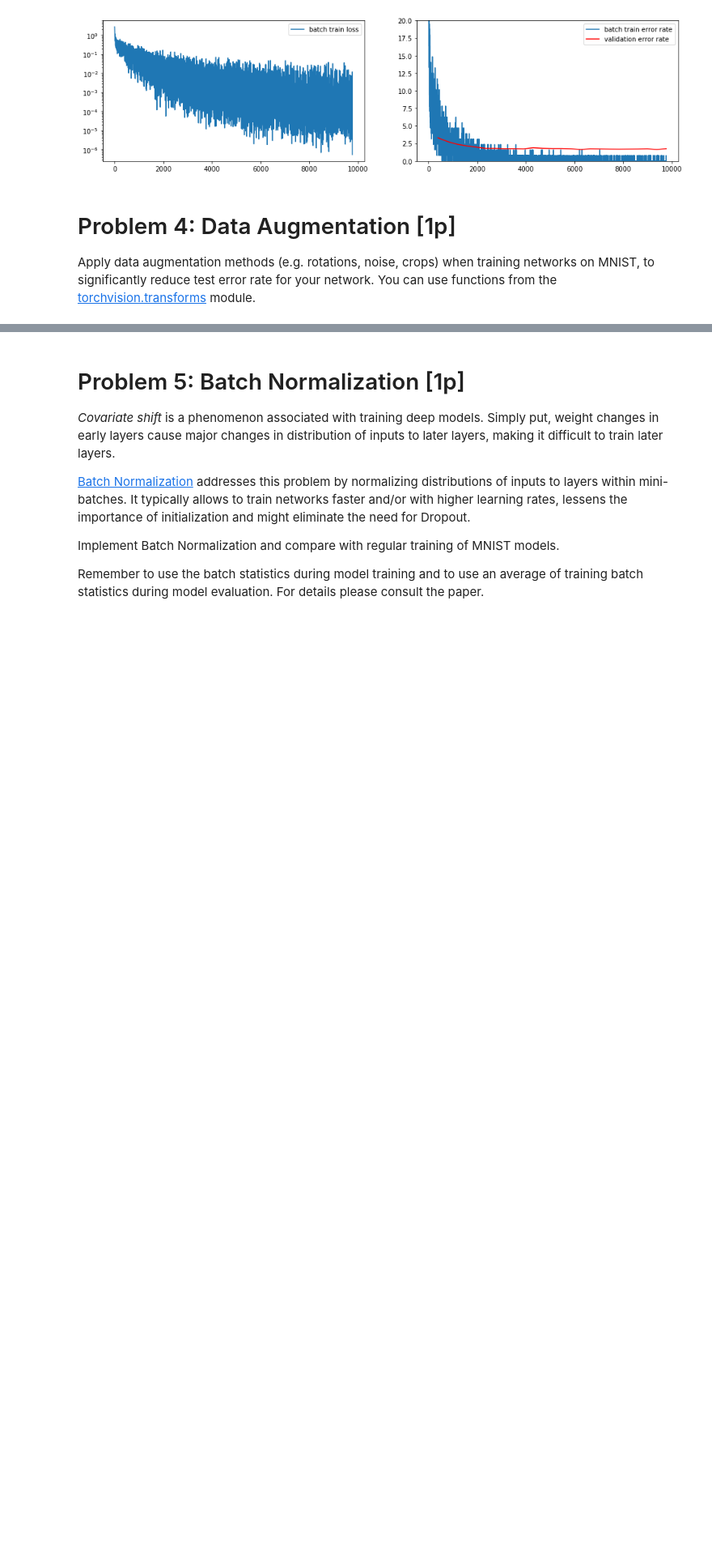
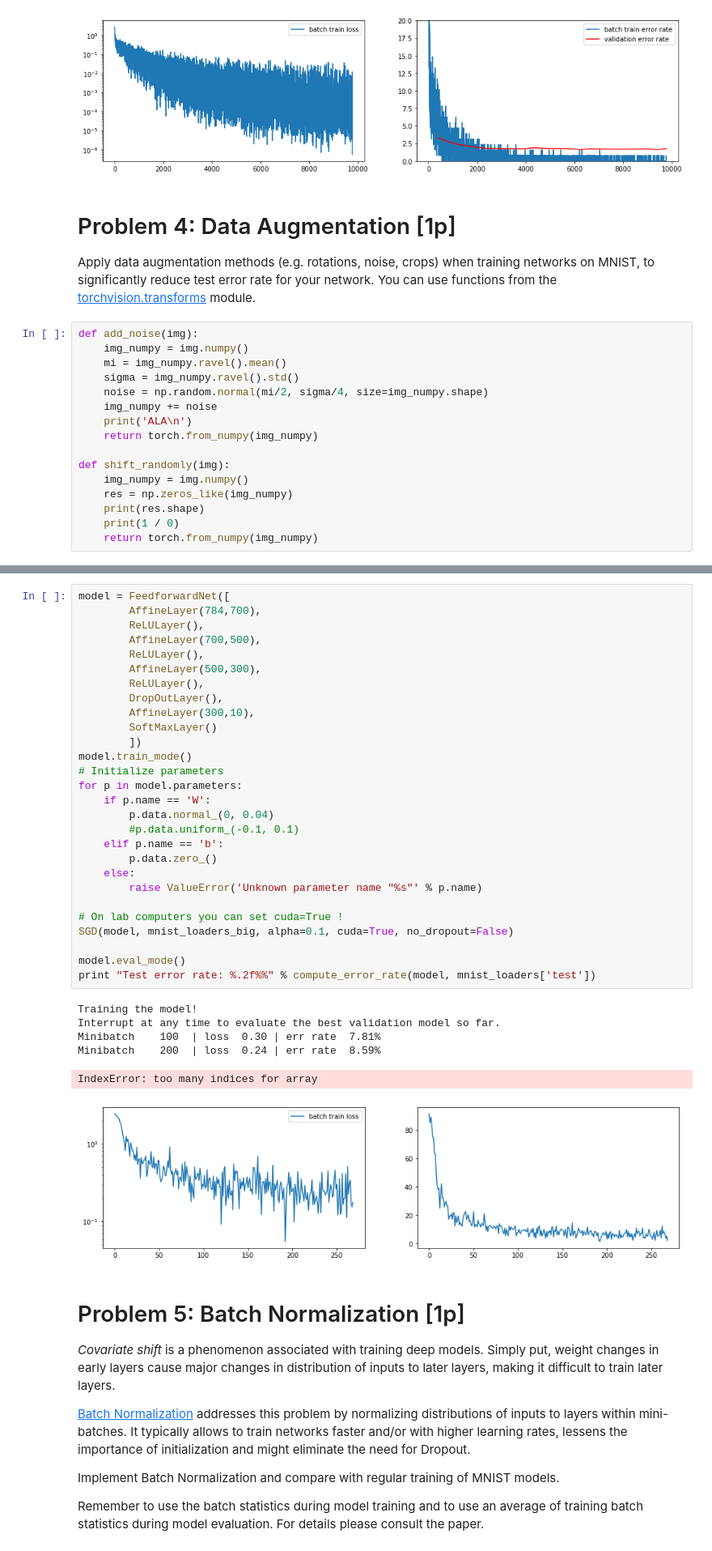
Before and after one commit to wfica/neural_networks, a Jupyter notebook: assignment4/Assignment4.ipynb, the cells around one changed output, grey strips where cells are left out. Shown at 81% size. Cells and saved outputs as stored; diff of their text form; blank space fills up the shorter version.

```diff
--- a/assignment4/Assignment4.ipynb
+++ b/assignment4/Assignment4.ipynb
@@ -717,3 +626,19 @@ Test error rate: 1.54%
 # Problem 4: Data Augmentation [1p]
 
 Apply data augmentation methods (e.g. rotations, noise, crops) when training networks on MNIST, to significantly reduce test error rate for your network. You can use functions from the [torchvision.transforms](http://pytorch.org/docs/master/torchvision/transforms.html) module.
+# %%
+def add_noise(img):
+    img_numpy = img.numpy()
+    mi = img_numpy.ravel().mean()
+    sigma = img_numpy.ravel().std()
+    noise = np.random.normal(mi/2, sigma/4, size=img_numpy.shape)
+    img_numpy += noise
+    print('ALA\n')
+    return torch.from_numpy(img_numpy)
+
+def shift_randomly(img):
+    img_numpy = img.numpy()
+    res = np.zeros_like(img_numpy)
+    print(res.shape)
+    print(1 / 0)
+    return torch.from_numpy(img_numpy)
@@ -720,3 +691,38 @@ Apply data augmentation methods (e.g. rotations, noise, crops) when training net
+# %%
+model = FeedforwardNet([
+        AffineLayer(784,700),
+        ReLULayer(),
+        AffineLayer(700,500),
+        ReLULayer(),
+        AffineLayer(500,300),
+        ReLULayer(),
+        DropOutLayer(),
+        AffineLayer(300,10),
+        SoftMaxLayer()
+        ])
+model.train_mode()
+# Initialize parameters
+for p in model.parameters:
+    if p.name == 'W':
+        p.data.normal_(0, 0.04)
+        #p.data.uniform_(-0.1, 0.1)
+    elif p.name == 'b':
+        p.data.zero_()
+    else:
+        raise ValueError('Unknown parameter name "%s"' % p.name)
+
+# On lab computers you can set cuda=True !
+SGD(model, mnist_loaders_big, alpha=0.1, cuda=True, no_dropout=False)
+
+model.eval_mode()
+print "Test error rate: %.2f%%" % compute_error_rate(model, mnist_loaders['test'])
+# %% [output]
+Training the model!
+Interrupt at any time to evaluate the best validation model so far.
+Minibatch    100  | loss  0.30 | err rate  7.81%
+Minibatch    200  | loss  0.24 | err rate  8.59%
+IndexError: too many indices for array
+[figure, added]
 # %% [markdown]
 # Problem 5: Batch Normalization [1p]
 
```
Also changed, not shown: parts of 9 cells of this notebook.
